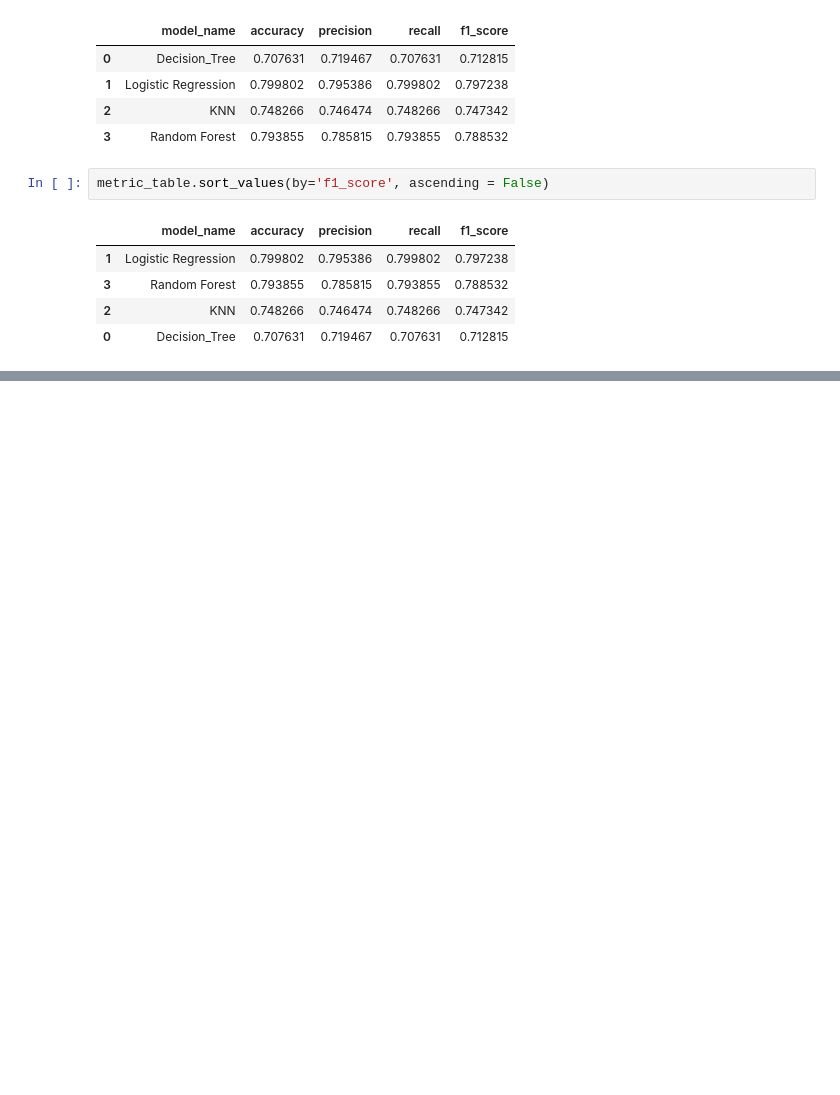
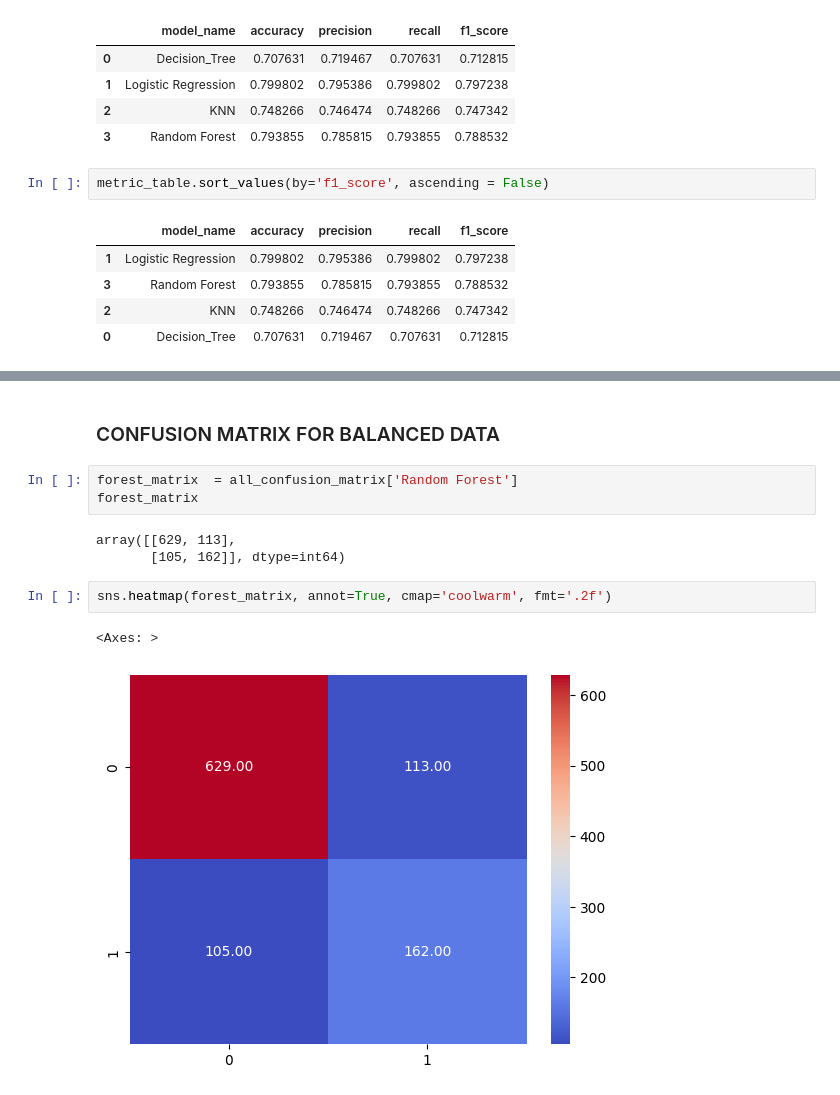
Before and after one commit to iakwatia/Customer-Churn-Prediction, a Jupyter notebook: Classification-customer churn prediction.ipynb, the cells around one changed output, grey strips where cells are left out. Saved outputs shown, nothing was run; the diff lists cells and outputs as text; blank space fills up the shorter version.

```diff
--- a/Classification-customer churn prediction.ipynb
+++ b/Classification-customer churn prediction.ipynb
@@ -634,0 +719,13 @@ metric_table.sort_values(by='f1_score', ascending = False)
+# %% [markdown]
+### CONFUSION MATRIX FOR BALANCED DATA
+# %%
+forest_matrix  = all_confusion_matrix['Random Forest']
+forest_matrix
+# %% [output]
+array([[629, 113],
+       [105, 162]], dtype=int64)
+# %%
+sns.heatmap(forest_matrix, annot=True, cmap='coolwarm', fmt='.2f')
+# %% [output]
+<Axes: >
+[figure, added]
```
Also changed, not shown: parts of 20 cells of this notebook.
